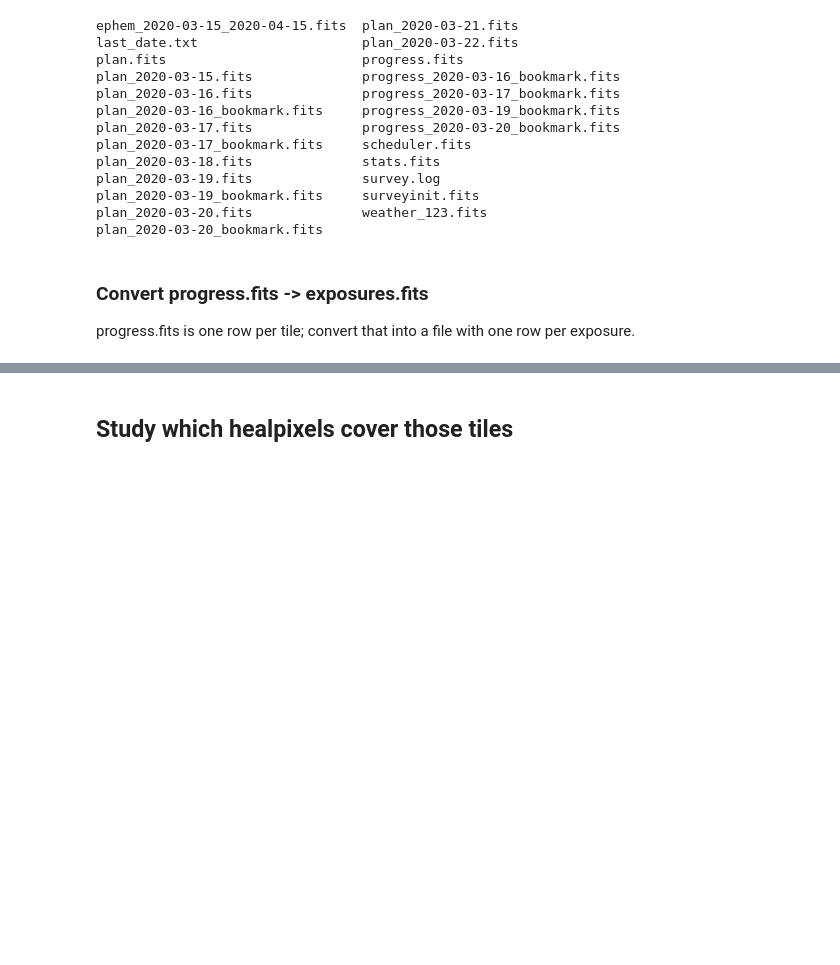
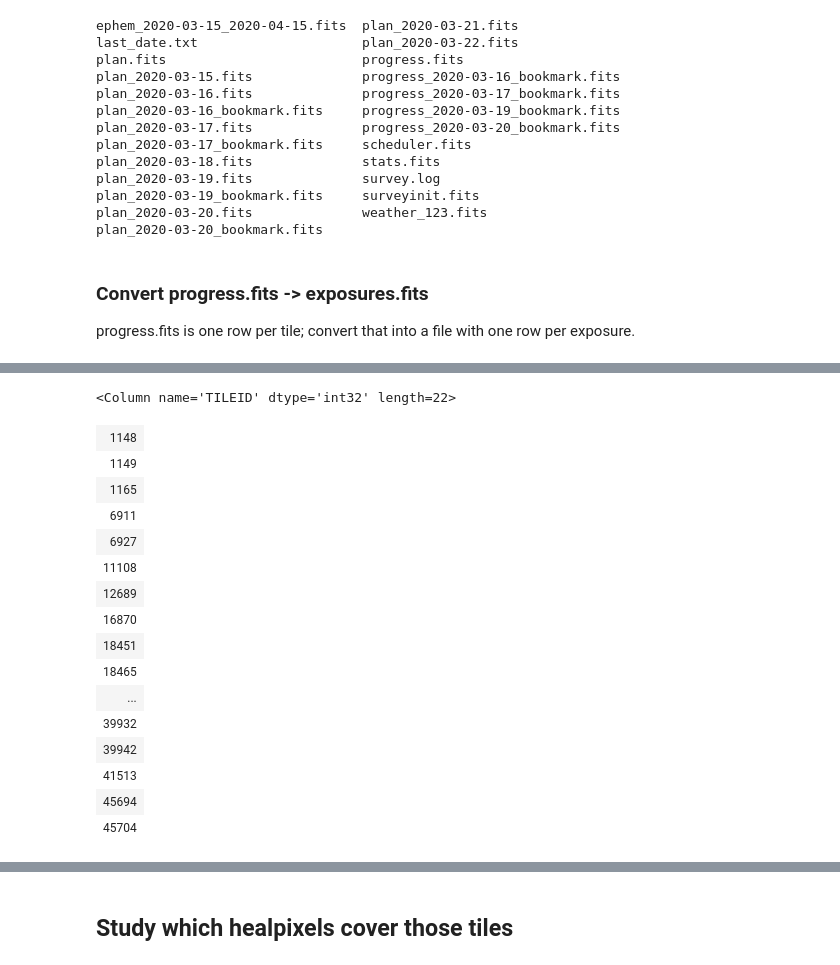
Before and after one commit to desihub/two_percent_DESI, a Jupyter notebook: mini/minitest.ipynb, the cells around one changed output, grey strips where cells are left out. Cells and saved outputs as stored; diff of their text form; code cells hidden in the pictures; blank space fills up the shorter version.

```diff
--- a/mini/minitest.ipynb
+++ b/mini/minitest.ipynb
@@ -188,0 +201,20 @@ INFO:progress.py:133:__init__: Loaded progress from /global/cscratch1/sd/sjbaile
+# %%
+tiles_subset['TILEID']
+# %% [output]
+<Column name='TILEID' dtype='int32' length=22>
+| 1148 |
+| 1149 |
+| 1165 |
+| 6911 |
+| 6927 |
+| 11108 |
+| 12689 |
+| 16870 |
+| 18451 |
+| 18465 |
+| ... |
+| 39932 |
+| 39942 |
+| 41513 |
+| 45694 |
+| 45704 |
```
Also changed, not shown: parts of 32 cells of this notebook.
